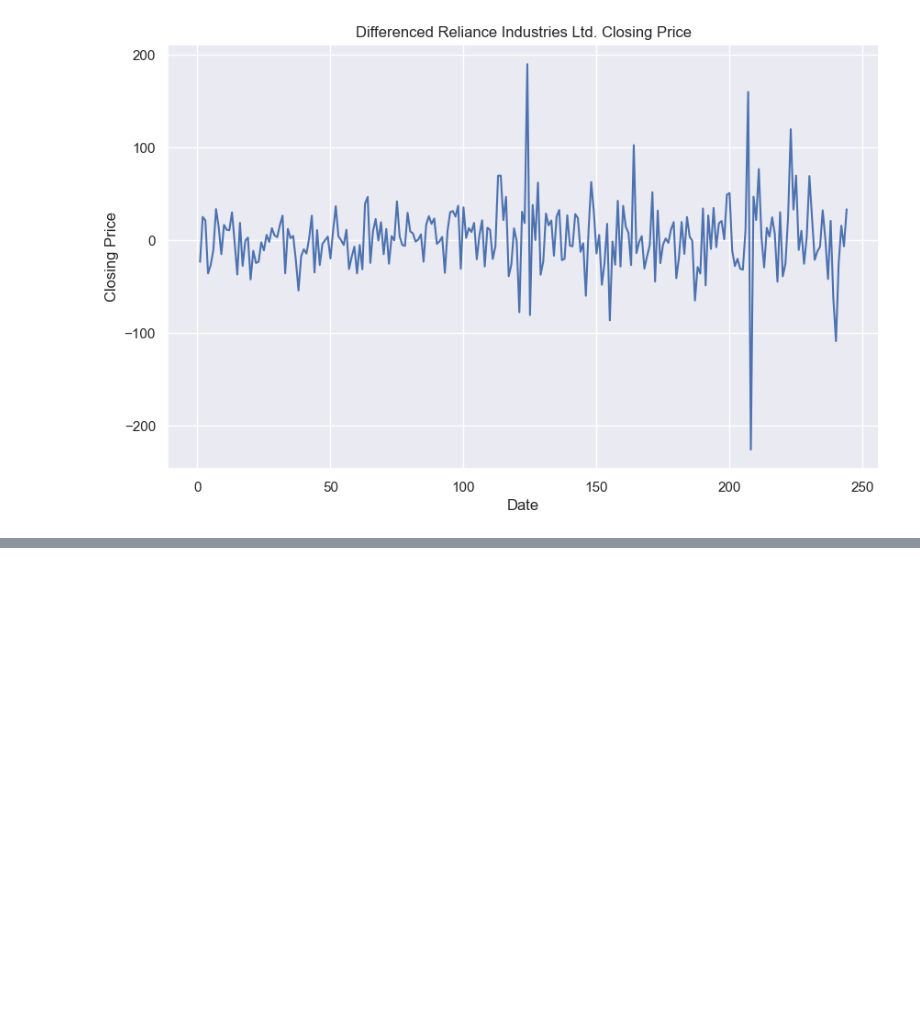
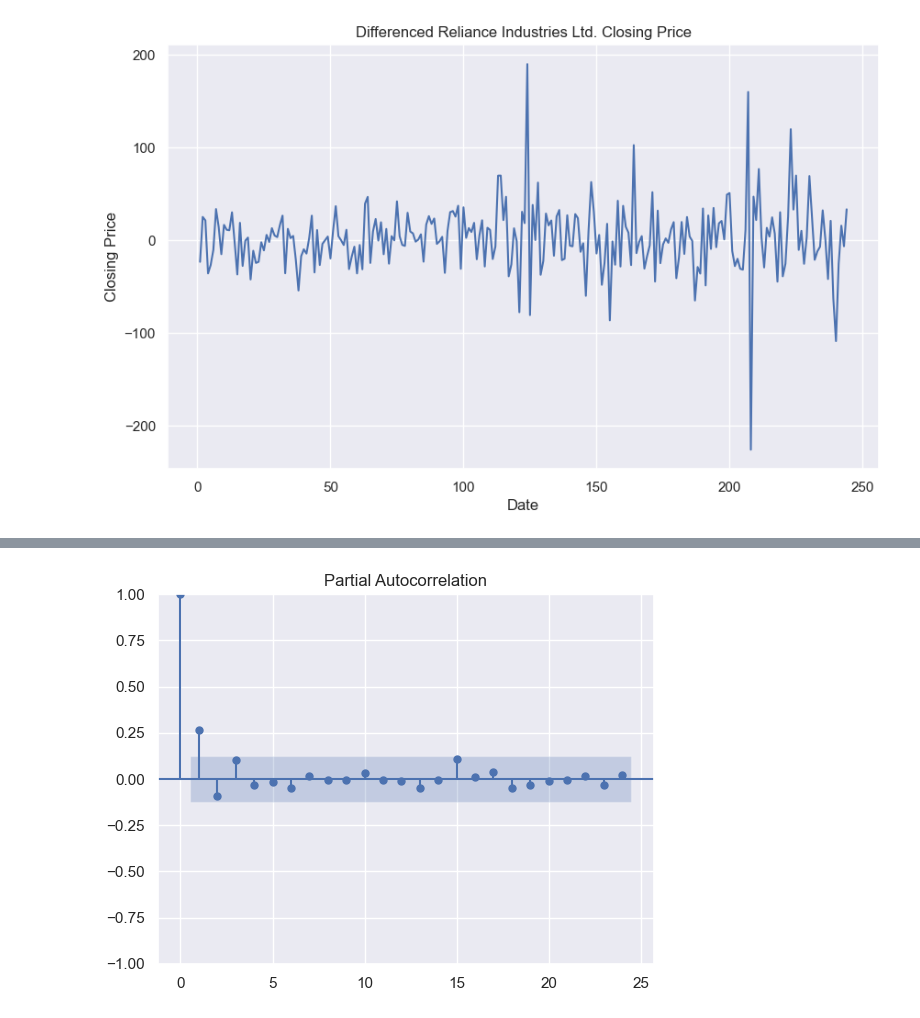
Before and after one commit to AmazingK2k3/Financial-Modelling, a Jupyter notebook: TimeSeriesForecasting_ARIMA.ipynb, the cells around one changed output, grey strips where cells are left out. Saved outputs shown, nothing was run; the diff lists cells and outputs as text; code cells hidden in the pictures; blank space fills up the shorter version.

```diff
--- a/TimeSeriesForecasting_ARIMA.ipynb
+++ b/TimeSeriesForecasting_ARIMA.ipynb
@@ -544,0 +513,7 @@ Freq: D, Name: predicted_mean, dtype: float64
+# %%
+#This code uses the pacf() function from the tsa.stattools module of the statsmodels library (sm) to compute the autocorrelation function.
+plot_pacf(returns**2,method="yw")
+#Print the visualization
+plt.show()
+# %% [output]
+[figure, added]
```
Also changed, not shown: parts of 37 cells of this notebook, 1 other file.
